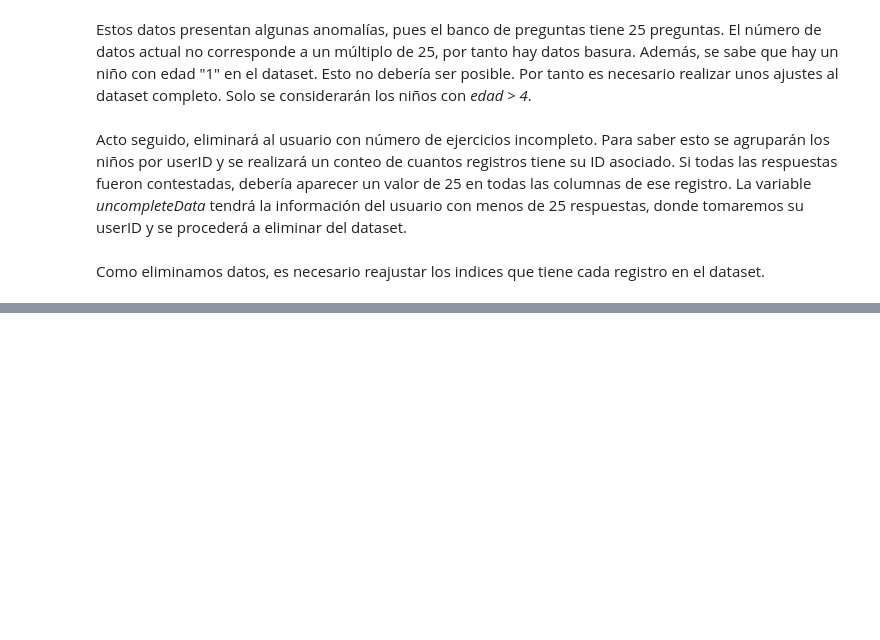
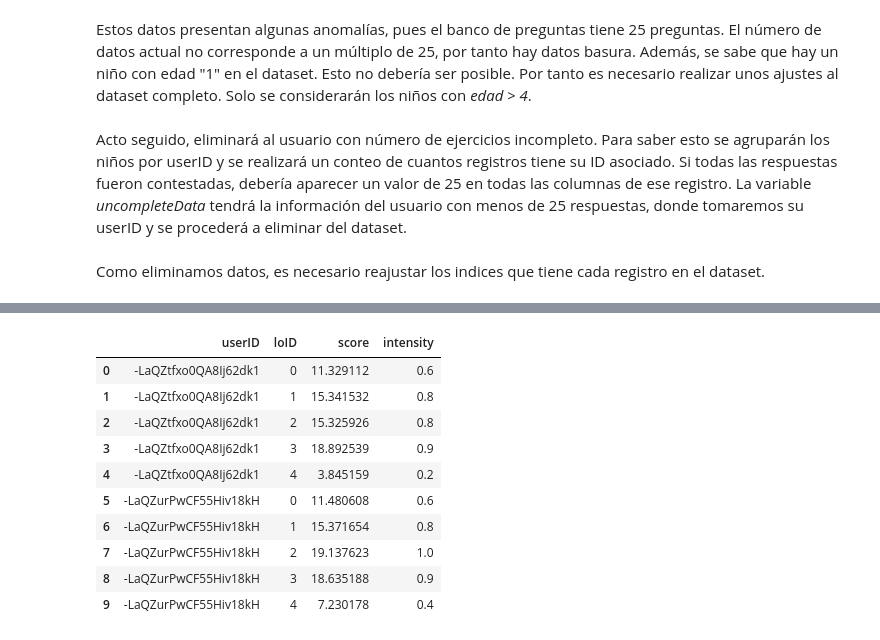
Before and after one commit to Schurches/PFSumasNN, a Jupyter notebook: DataAnalytics.ipynb, the cells around one changed output, grey strips where cells are left out. Saved outputs shown, nothing was run; the diff lists cells and outputs as text; code cells hidden in the pictures; blank space fills up the shorter version.

```diff
--- a/DataAnalytics.ipynb
+++ b/DataAnalytics.ipynb
@@ -139,0 +164,21 @@ usersTimesMean = hartfortDF.groupby(['userID','loID'])['score'].mean().reset_ind
+# %%
+def calculateIntensities(userPerformance):
+    return (userPerformance.loc['score']/20);
+
+#Grouping users and calculating the mean/average of the score
+usersTimesMean = hartfortDF.groupby(['userID','loID'])['score'].mean().reset_index();
+usersTimesMean['intensity'] = usersTimesMean.apply(calculateIntensities,axis=1);
+#Redondeo a 2 cifras
+usersTimesMean.round({'intensity':1}).head(10)
+# %% [output]
+|  | userID | loID | score | intensity |
+| 0 | -LaQZtfxo0QA8Ij62dk1 | 0 | 11.329112 | 0.6 |
+| 1 | -LaQZtfxo0QA8Ij62dk1 | 1 | 15.341532 | 0.8 |
+| 2 | -LaQZtfxo0QA8Ij62dk1 | 2 | 15.325926 | 0.8 |
+| 3 | -LaQZtfxo0QA8Ij62dk1 | 3 | 18.892539 | 0.9 |
+| 4 | -LaQZtfxo0QA8Ij62dk1 | 4 | 3.845159 | 0.2 |
+| 5 | -LaQZurPwCF55Hiv18kH | 0 | 11.480608 | 0.6 |
+| 6 | -LaQZurPwCF55Hiv18kH | 1 | 15.371654 | 0.8 |
+| 7 | -LaQZurPwCF55Hiv18kH | 2 | 19.137623 | 1.0 |
+| 8 | -LaQZurPwCF55Hiv18kH | 3 | 18.635188 | 0.9 |
+| 9 | -LaQZurPwCF55Hiv18kH | 4 | 7.230178 | 0.4 |
```
Also changed, not shown: parts of 25 cells of this notebook, 5 other files.
